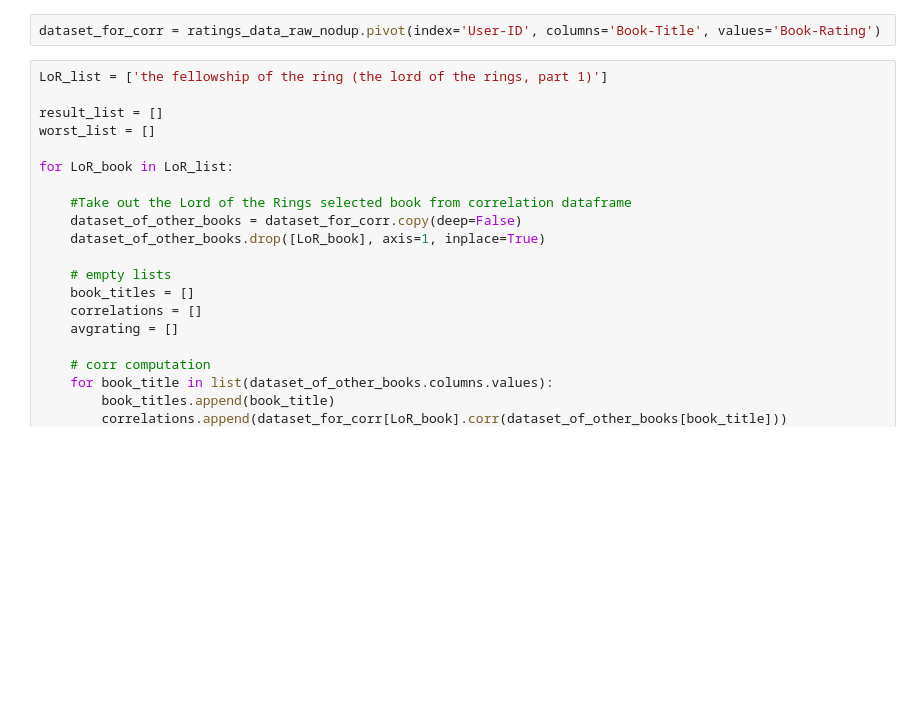
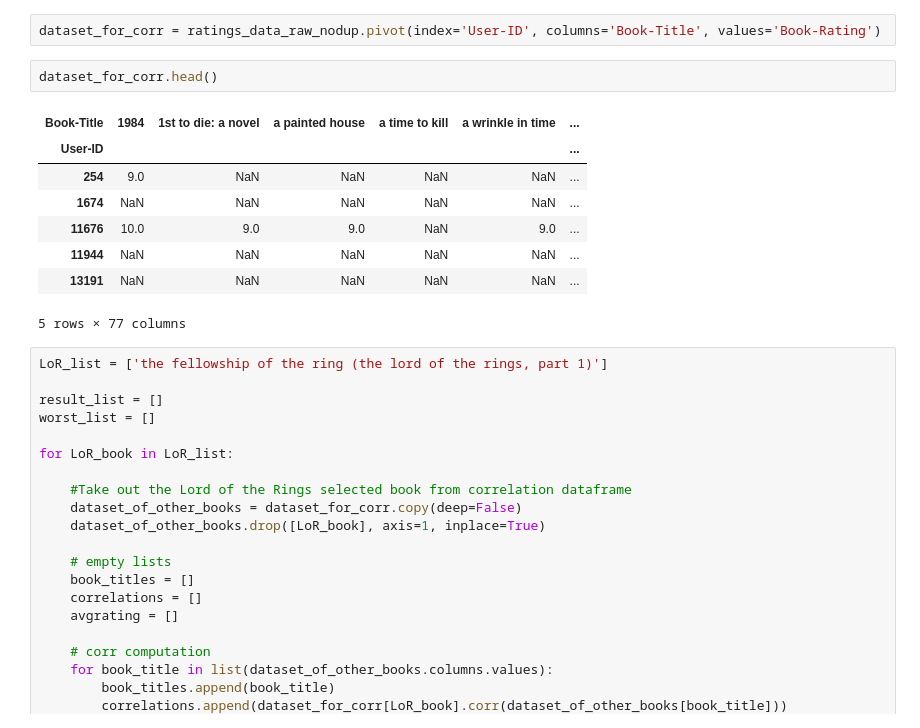
Before and after one commit to Tomasgei/Bokk_recommender_full, a Jupyter notebook: code_review.ipynb, the cells around one changed output. Cells and saved outputs as stored; diff of their text form; blank space fills up the shorter version.

```diff
--- a/code_review.ipynb
+++ b/code_review.ipynb
@@ -219,6 +232,17 @@ ratings_data_raw_nodup
 1155 rows × 3 columns
 # %%
 dataset_for_corr = ratings_data_raw_nodup.pivot(index='User-ID', columns='Book-Title', values='Book-Rating')
+# %%
+dataset_for_corr.head()
+# %% [output]
+| Book-Title | 1984 | 1st to die: a novel | a painted house | a time to kill | a wrinkle in time | ... |
+| User-ID |  |  |  |  |  | ... |
+| 254 | 9.0 | NaN | NaN | NaN | NaN | ... |
+| 1674 | NaN | NaN | NaN | NaN | NaN | ... |
+| 11676 | 10.0 | 9.0 | 9.0 | NaN | 9.0 | ... |
+| 11944 | NaN | NaN | NaN | NaN | NaN | ... |
+| 13191 | NaN | NaN | NaN | NaN | NaN | ... |
+5 rows × 77 columns
 # %%
 LoR_list = ['the fellowship of the ring (the lord of the rings, part 1)']
 
```
Also changed, not shown: parts of 3 cells of this notebook.
